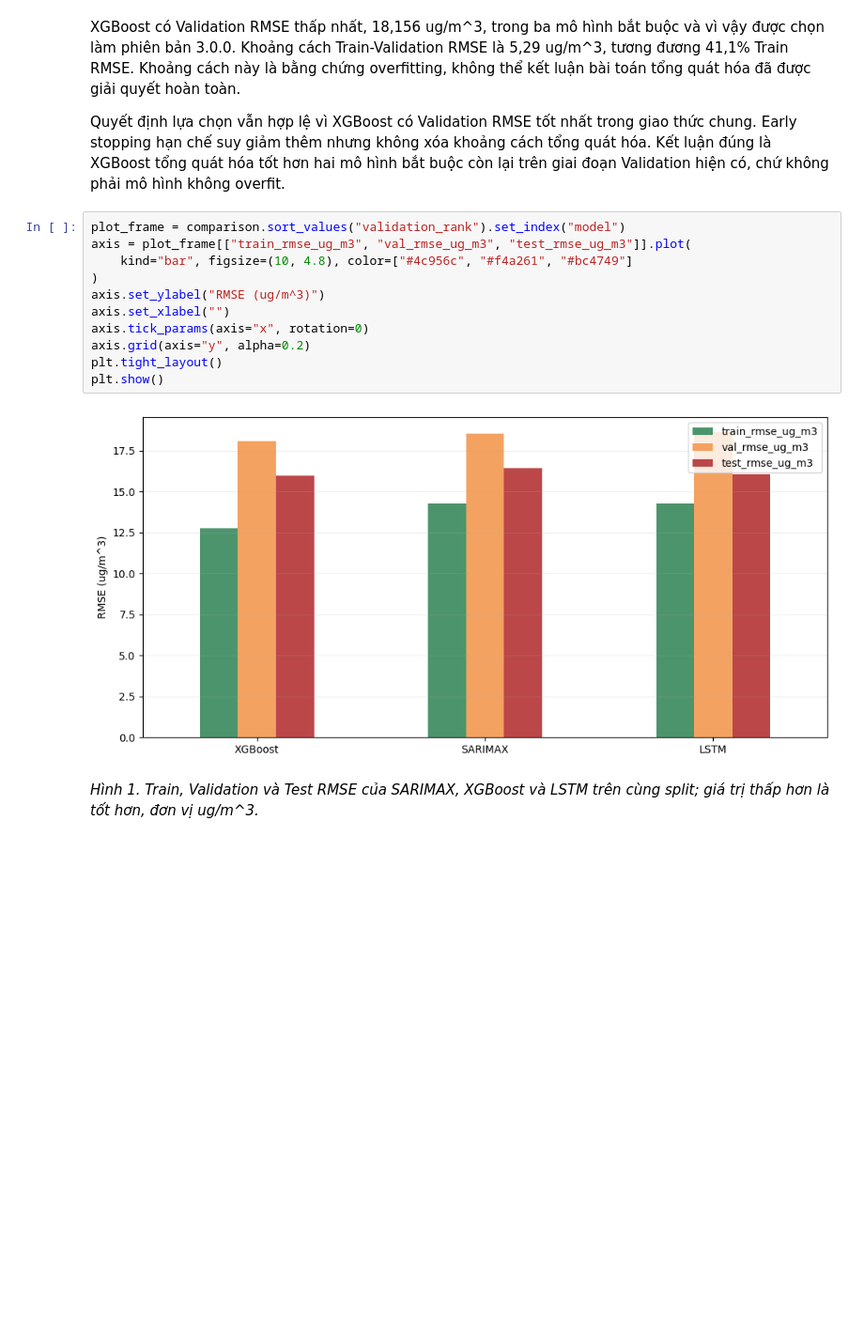
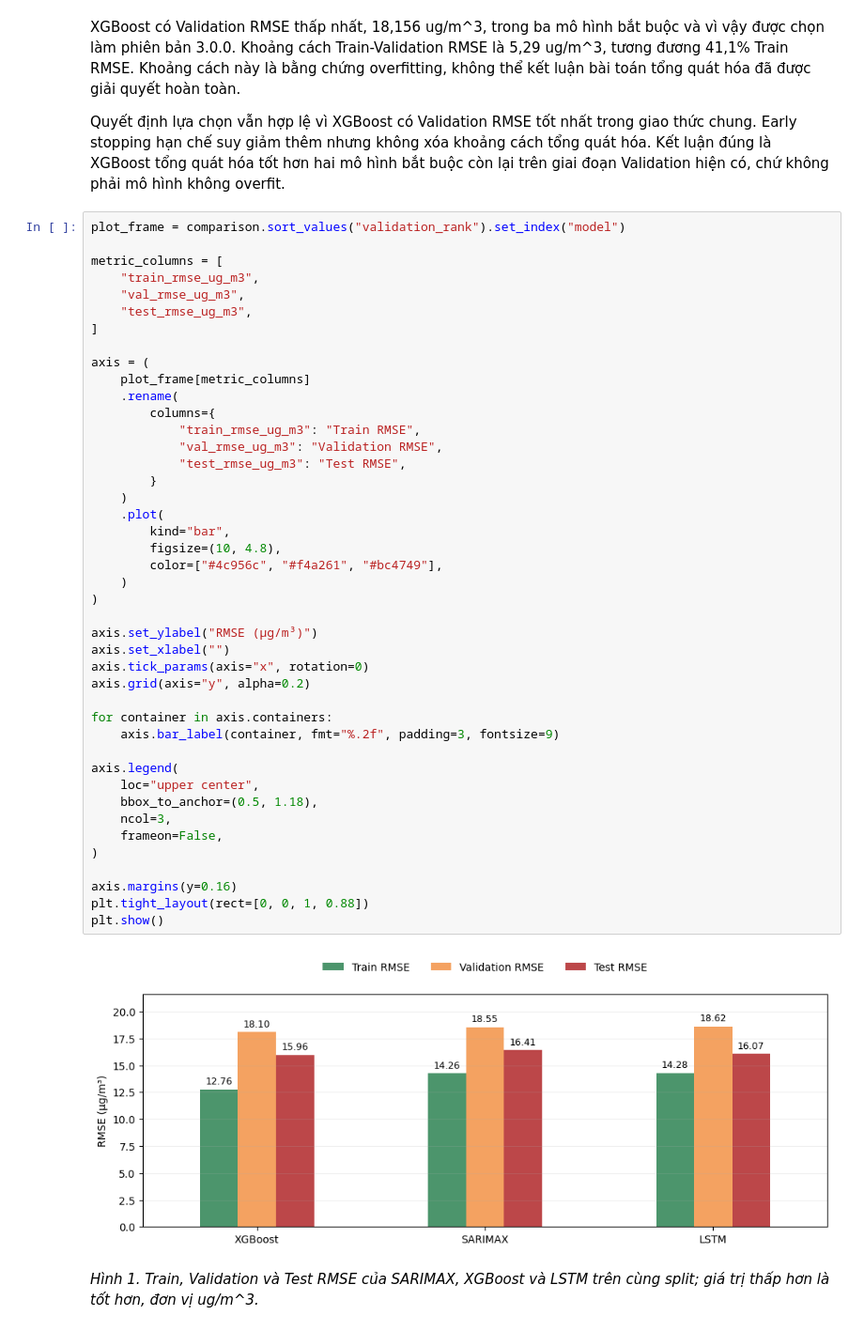
Before and after one commit to kimngoc280105/aqi-vietnam, a Jupyter notebook: model/4_original_model_selection.ipynb, the cells around one changed output. Shown at 94% size. Saved outputs shown, nothing was run; the diff lists cells and outputs as text; blank space fills up the shorter version.

```diff
--- a/model/4_original_model_selection.ipynb
+++ b/model/4_original_model_selection.ipynb
@@ -1008,17 +1008,49 @@ XGBoost có Validation RMSE thấp nhất, 18,156 ug/m^3, trong ba mô hình b
 Quyết định lựa chọn vẫn hợp lệ vì XGBoost có Validation RMSE tốt nhất trong giao thức chung. Early stopping hạn chế suy giảm thêm nhưng không xóa khoảng cách tổng quát hóa. Kết luận đúng là XGBoost tổng quát hóa tốt hơn hai mô hình bắt buộc còn lại trên giai đoạn Validation hiện có, chứ không phải mô hình không overfit.
 # %%
 plot_frame = comparison.sort_values("validation_rank").set_index("model")
-axis = plot_frame[["train_rmse_ug_m3", "val_rmse_ug_m3", "test_rmse_ug_m3"]].plot(
-    kind="bar", figsize=(10, 4.8), color=["#4c956c", "#f4a261", "#bc4749"]
+
+metric_columns = [
+    "train_rmse_ug_m3",
+    "val_rmse_ug_m3",
+    "test_rmse_ug_m3",
+]
+
+axis = (
+    plot_frame[metric_columns]
+    .rename(
+        columns={
+            "train_rmse_ug_m3": "Train RMSE",
+            "val_rmse_ug_m3": "Validation RMSE",
+            "test_rmse_ug_m3": "Test RMSE",
+        }
+    )
+    .plot(
+        kind="bar",
+        figsize=(10, 4.8),
+        color=["#4c956c", "#f4a261", "#bc4749"],
+    )
 )
-axis.set_ylabel("RMSE (ug/m^3)")
+
+axis.set_ylabel("RMSE (µg/m³)")
 axis.set_xlabel("")
 axis.tick_params(axis="x", rotation=0)
 axis.grid(axis="y", alpha=0.2)
-plt.tight_layout()
+
+for container in axis.containers:
+    axis.bar_label(container, fmt="%.2f", padding=3, fontsize=9)
+
+axis.legend(
+    loc="upper center",
+    bbox_to_anchor=(0.5, 1.18),
+    ncol=3,
+    frameon=False,
+)
+
+axis.margins(y=0.16)
+plt.tight_layout(rect=[0, 0, 1, 0.88])
 plt.show()
 # %% [output]
-[figure, old version]
+[figure, new version]
 # %% [markdown]
 *Hình 1. Train, Validation và Test RMSE của SARIMAX, XGBoost và LSTM trên cùng split; giá trị thấp hơn là tốt hơn, đơn vị ug/m^3.*
 # %% [markdown]
```
Also changed, not shown: parts of 5 cells of this notebook.
